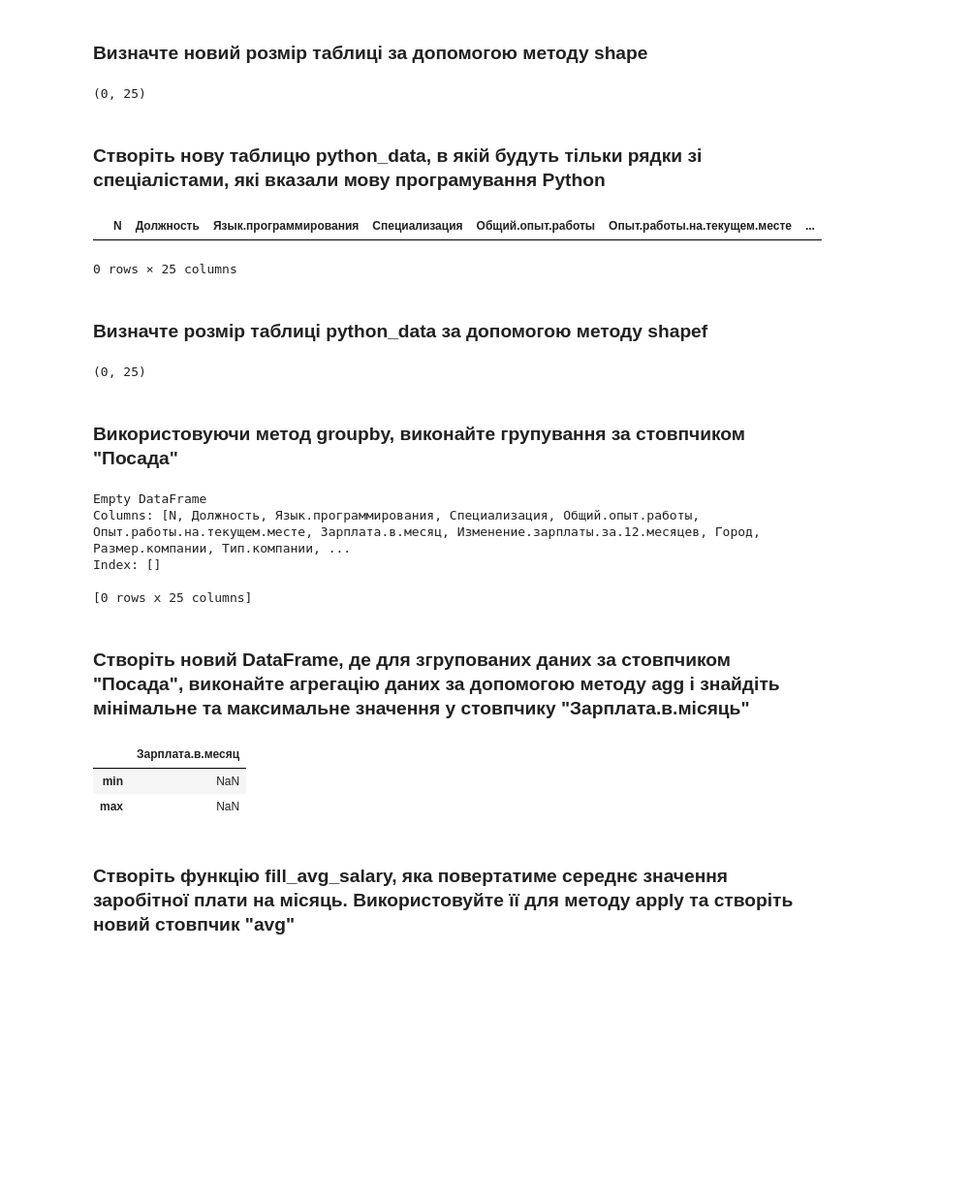
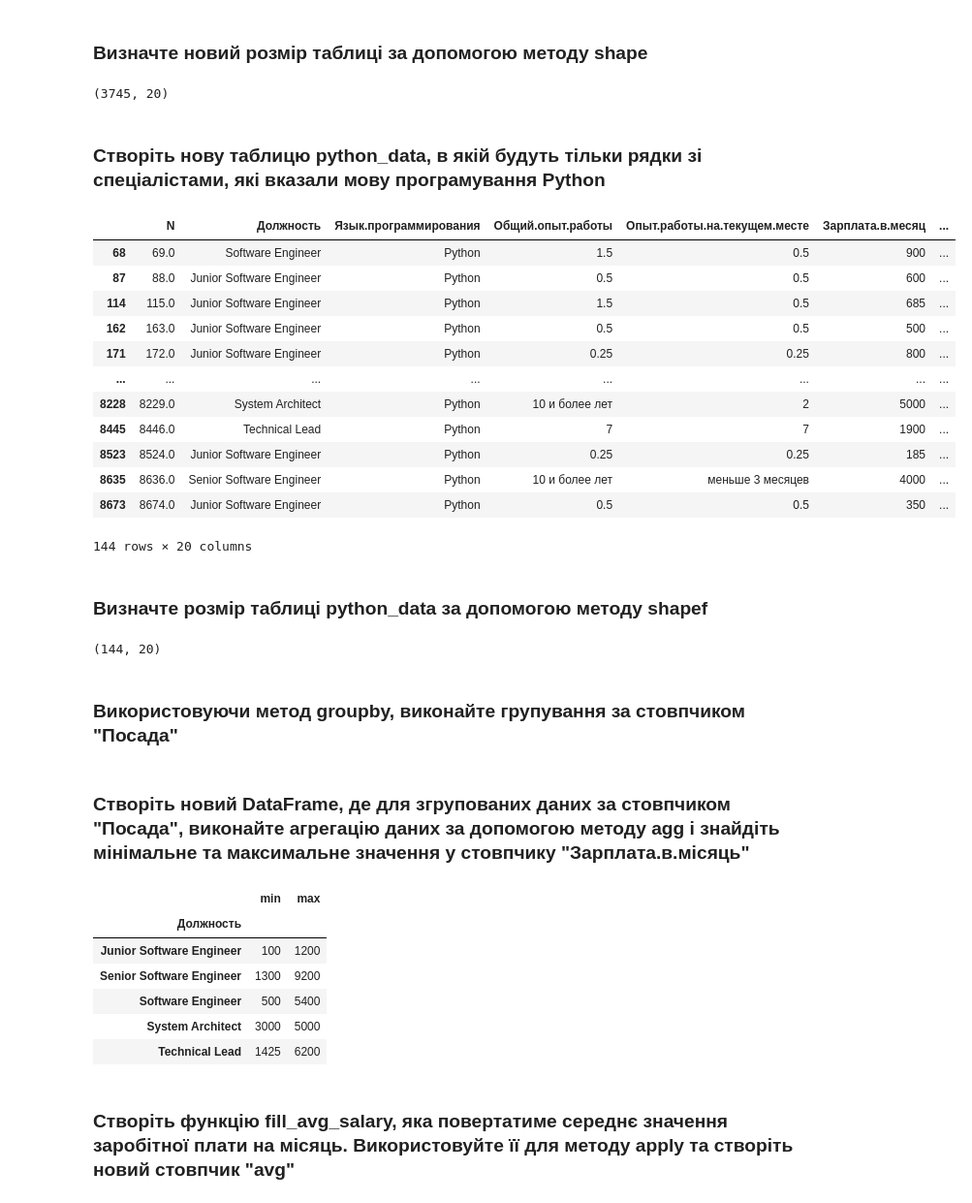
Before and after one commit to maxafanasiev/ds-hw-2, a Jupyter notebook: DS_HW2.2.ipynb, the cells around one changed output. Shown: that part at 97% size. Saved outputs shown, nothing was run; the diff lists cells and outputs as text; code cells hidden in the pictures; blank space fills up the shorter version.

```diff
--- a/DS_HW2.2.ipynb
+++ b/DS_HW2.2.ipynb
@@ -83,6 +83,8 @@ dtype: float64
 # %% [markdown]
 ### Видаліть усі стовпці з пропусками, крім стовпця "Мова програмування"
 # %%
-# data['Язык.программирования'] = data['Язык.программирования'].fillna(1)
-# data.isnull().sum()
-# data = data.drop(columns=['Специализация', 'Университет', 'Предметная.область', 'Валюта', 'cls' ])
+columns_with_na = data.columns[data.isna().any()]
+
+columns_to_drop = [col for col in columns_with_na if col != 'Язык.программирования']
+data = data.drop(columns=columns_to_drop)
+data
@@ -100,41 +127,49 @@ data
 # %%
 data.shape
 # %% [output]
-(0, 25)
+(3745, 20)
 # %% [markdown]
 ### Створіть нову таблицю python_data, в якій будуть тільки рядки зі спеціалістами, які вказали мову програмування Python
 # %%
-data1 = data[data["Язык.программирования"] == "Python"]
-data1
+python_data = data[data["Язык.программирования"] == "Python"]
+python_data
 # %% [output]
-|  | N | Должность | Язык.программирования | Специализация | Общий.опыт.работы | Опыт.работы.на.текущем.месте | ... |
+|  | N | Должность | Язык.программирования | Общий.опыт.работы | Опыт.работы.на.текущем.месте | Зарплата.в.месяц | ... |
+| 68 | 69.0 | Software Engineer | Python | 1.5 | 0.5 | 900 | ... |
+| 87 | 88.0 | Junior Software Engineer | Python | 0.5 | 0.5 | 600 | ... |
+| 114 | 115.0 | Junior Software Engineer | Python | 1.5 | 0.5 | 685 | ... |
+| 162 | 163.0 | Junior Software Engineer | Python | 0.5 | 0.5 | 500 | ... |
+| 171 | 172.0 | Junior Software Engineer | Python | 0.25 | 0.25 | 800 | ... |
+| ... | ... | ... | ... | ... | ... | ... | ... |
+| 8228 | 8229.0 | System Architect | Python | 10 и более лет | 2 | 5000 | ... |
+| 8445 | 8446.0 | Technical Lead | Python | 7 | 7 | 1900 | ... |
+| 8523 | 8524.0 | Junior Software Engineer | Python | 0.25 | 0.25 | 185 | ... |
+| 8635 | 8636.0 | Senior Software Engineer | Python | 10 и более лет | меньше 3 месяцев | 4000 | ... |
+| 8673 | 8674.0 | Junior Software Engineer | Python | 0.5 | 0.5 | 350 | ... |
-0 rows × 25 columns
+144 rows × 20 columns
 # %% [markdown]
 ### Визначте розмір таблиці python_data за допомогою методу shapef
 # %%
-data1.shape
+python_data.shape
 # %% [output]
-(0, 25)
+(144, 20)
 # %% [markdown]
 ### Використовуючи метод groupby, виконайте групування за стовпчиком "Посада"
 # %%
-#data1 = data1.groupby("Должность", as_index=False)
-print(data1)
+pos = python_data.groupby("Должность")
-# %% [output]
-Empty DataFrame
-Columns: [N, Должность, Язык.программирования, Специализация, Общий.опыт.работы, Опыт.работы.на.текущем.месте, Зарплата.в.месяц, Изменение.зарплаты.за.12.месяцев, Город, Размер.компании, Тип.компании, ...
-Index: []
-
-[0 rows x 25 columns]
 # %% [markdown]
 ### Створіть новий DataFrame, де для згрупованих даних за стовпчиком "Посада", виконайте агрегацію даних за допомогою методу agg і знайдіть мінімальне та максимальне значення у стовпчику "Зарплата.в.місяць"
 # %%
-salary = data1.agg({'Зарплата.в.месяц': (np.min, np.max)})
+salary = pos["Зарплата.в.месяц"].agg(['min', 'max'])
 salary
 # %% [output]
-|  | Зарплата.в.месяц |
-| min | NaN |
-| max | NaN |
+|  | min | max |
+| Должность |  |  |
+| Junior Software Engineer | 100 | 1200 |
+| Senior Software Engineer | 1300 | 9200 |
+| Software Engineer | 500 | 5400 |
+| System Architect | 3000 | 5000 |
+| Technical Lead | 1425 | 6200 |
 # %% [markdown]
 ### Створіть функцію fill_avg_salary, яка повертатиме середнє значення заробітної плати на місяць. Використовуйте її для методу apply та створіть новий стовпчик "avg"
 # %%
```
Also changed, not shown: parts of 7 cells of this notebook.
